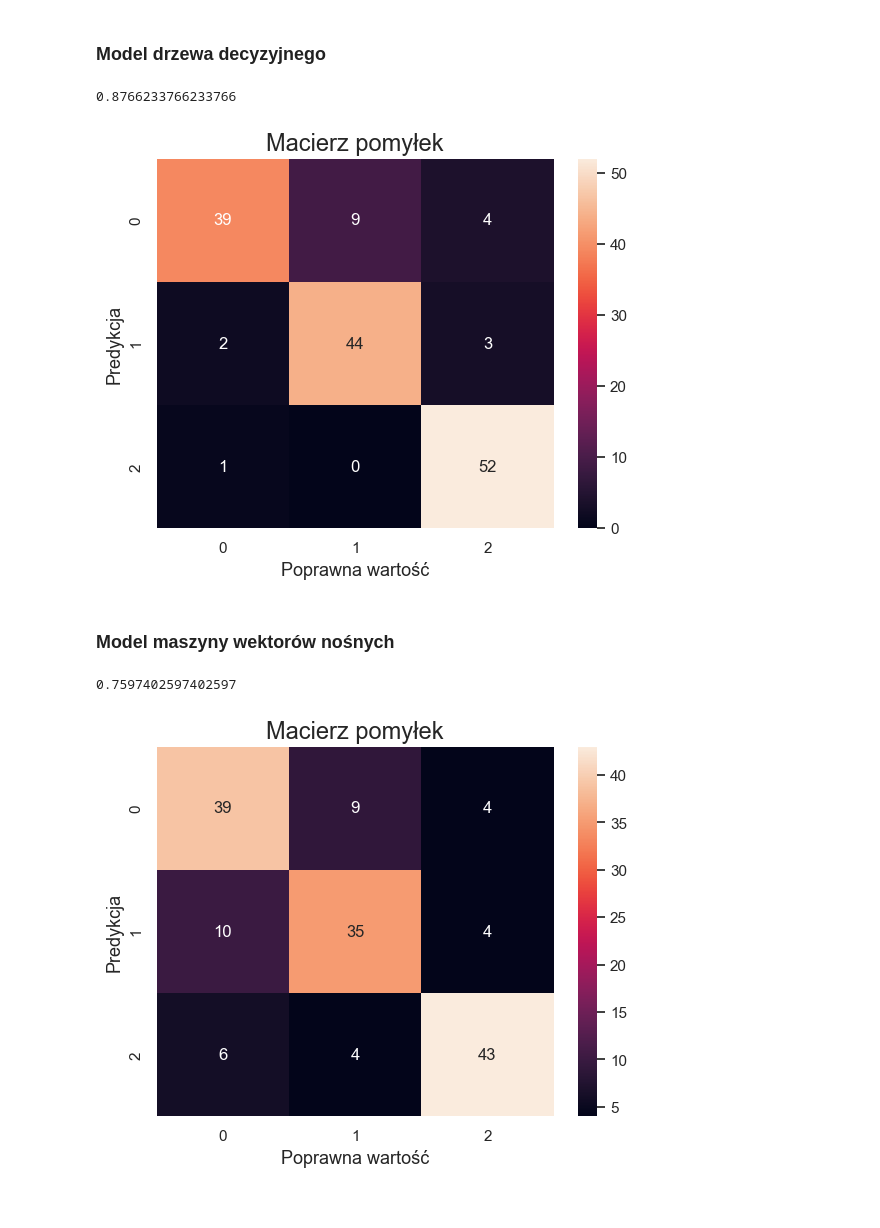
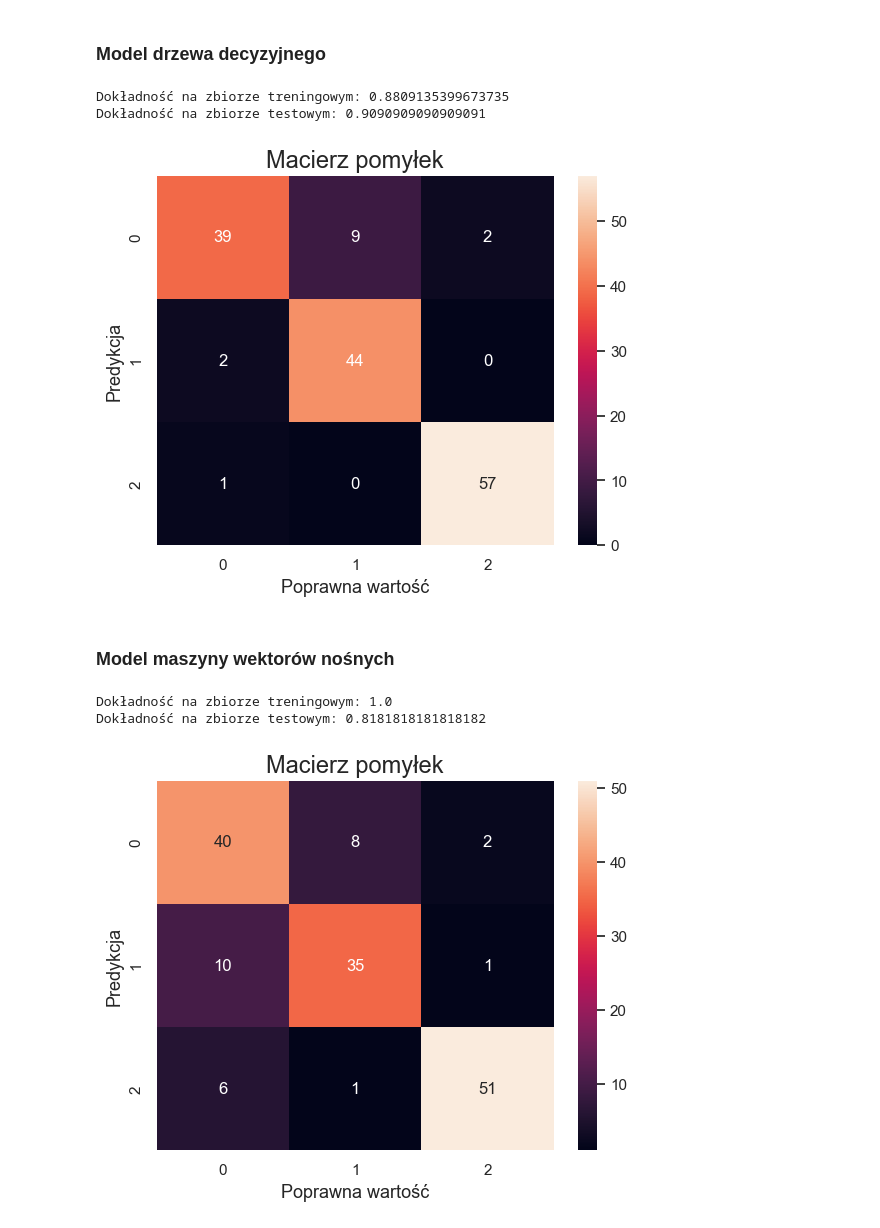
Before and after one commit to PeWeX47/NLP-Klasyfikator-Umeblowania, a Jupyter notebook: model_training.ipynb, the cells around one changed output. Saved outputs shown, nothing was run; the diff lists cells and outputs as text; code cells hidden in the pictures.

```diff
--- a/model_training.ipynb
+++ b/model_training.ipynb
@@ -8,7 +8,9 @@ from stop_words_pl import get_stop_words_pl
 # %% [markdown]
 ## Czyszczenie danych
 # %%
-df_raw = pd.read_csv(r'C:\Users\wilko\Desktop\Studia\Projekty swoje\Python\Machine learning\NLP-text-classification\data\descriptions\training_data.csv', header=0)
+df_raw = pd.read_csv(
+    r"data\descriptions\training_data_recznie_poprawione.csv", header=0, sep=";"
+)
 df = df_raw.copy()
 df.head()
 # %% [output]
@@ -265,7 +289,9 @@ plt.show()
 # %%
-X_train, X_test, y_train, y_test = train_test_split(df['Opis'], df['Label'], random_state=42, test_size=0.2, shuffle=True)
+X_train, X_test, y_train, y_test = train_test_split(
+    df["Opis"], df["Label"], random_state=42, test_size=0.2, shuffle=True
+)
 
-bigram = CountVectorizer(ngram_range=(1, 2), min_df=1)
+bigram = CountVectorizer(ngram_range=(1, 2))
 X_train = bigram.fit_transform(X_train)
 X_test = bigram.transform(X_test)
 # %% [markdown]
@@ -276,44 +302,44 @@ dt_clf = DecisionTreeClassifier(criterion="gini", max_depth=3)
 dt_clf.fit(X_train, y_train)
 
 y_pred = dt_clf.predict(X_test)
-print(dt_clf.score(X_test, y_test))
+
+print(f"Dokładność na zbiorze treningowym: {dt_clf.score(X_train, y_train)}")
+print(f"Dokładność na zbiorze testowym: {dt_clf.score(X_test, y_test)}")
 # %% [output]
-0.8766233766233766
+Dokładność na zbiorze treningowym: 0.8809135399673735
+Dokładność na zbiorze testowym: 0.9090909090909091
 # %%
 conf_matrix = confusion_matrix(y_test, y_pred, labels=[0, 1, 2])
-sns.heatmap(conf_matrix,
-            annot=True,
-            fmt='g',
-            xticklabels=[0, 1, 2],
-            yticklabels=[0, 1, 2]
-    )
-plt.ylabel('Predykcja', fontsize=13)
-plt.xlabel('Poprawna wartość', fontsize=13)
-plt.title('Macierz pomyłek', fontsize=17)
+sns.heatmap(
+    conf_matrix, annot=True, fmt="g", xticklabels=[0, 1, 2], yticklabels=[0, 1, 2]
+)
+plt.ylabel("Predykcja", fontsize=13)
+plt.xlabel("Poprawna wartość", fontsize=13)
+plt.title("Macierz pomyłek", fontsize=17)
 plt.show()
 # %% [output]
-[figure, old version]
+[figure, new version]
 # %% [markdown]
 ### Model maszyny wektorów nośnych
 # %%
-svm_clf = SVC(C=3, kernel='linear', gamma='auto')
+svm_clf = SVC(C=3, kernel="linear", gamma="auto")
 svm_clf.fit(X_train, y_train)
 
 y_pred = svm_clf.predict(X_test)
-print(svm_clf.score(X_test, y_test))
+
+print(f"Dokładność na zbiorze treningowym: {svm_clf.score(X_train, y_train)}")
+print(f"Dokładność na zbiorze testowym: {svm_clf.score(X_test, y_test)}")
 # %% [output]
-0.7597402597402597
+Dokładność na zbiorze treningowym: 1.0
+Dokładność na zbiorze testowym: 0.8181818181818182
 # %%
 conf_matrix = confusion_matrix(y_test, y_pred, labels=[0, 1, 2])
-sns.heatmap(conf_matrix,
-            annot=True,
-            fmt='g',
-            xticklabels=[0, 1, 2],
-            yticklabels=[0, 1, 2]
-    )
-plt.ylabel('Predykcja', fontsize=13)
-plt.xlabel('Poprawna wartość', fontsize=13)
-plt.title('Macierz pomyłek', fontsize=17)
+sns.heatmap(
+    conf_matrix, annot=True, fmt="g", xticklabels=[0, 1, 2], yticklabels=[0, 1, 2]
+)
+plt.ylabel("Predykcja", fontsize=13)
+plt.xlabel("Poprawna wartość", fontsize=13)
+plt.title("Macierz pomyłek", fontsize=17)
 plt.show()
 # %% [output]
-[figure, old version]
+[figure, new version]
```
Also changed, not shown: parts of 26 cells of this notebook.
